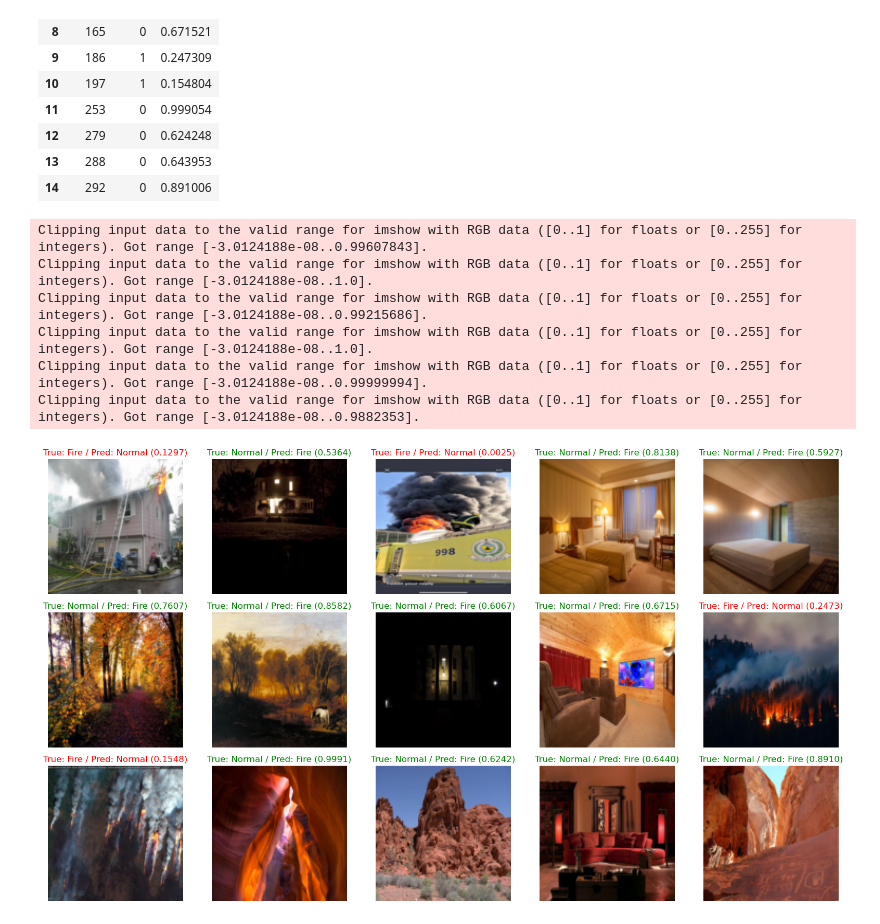
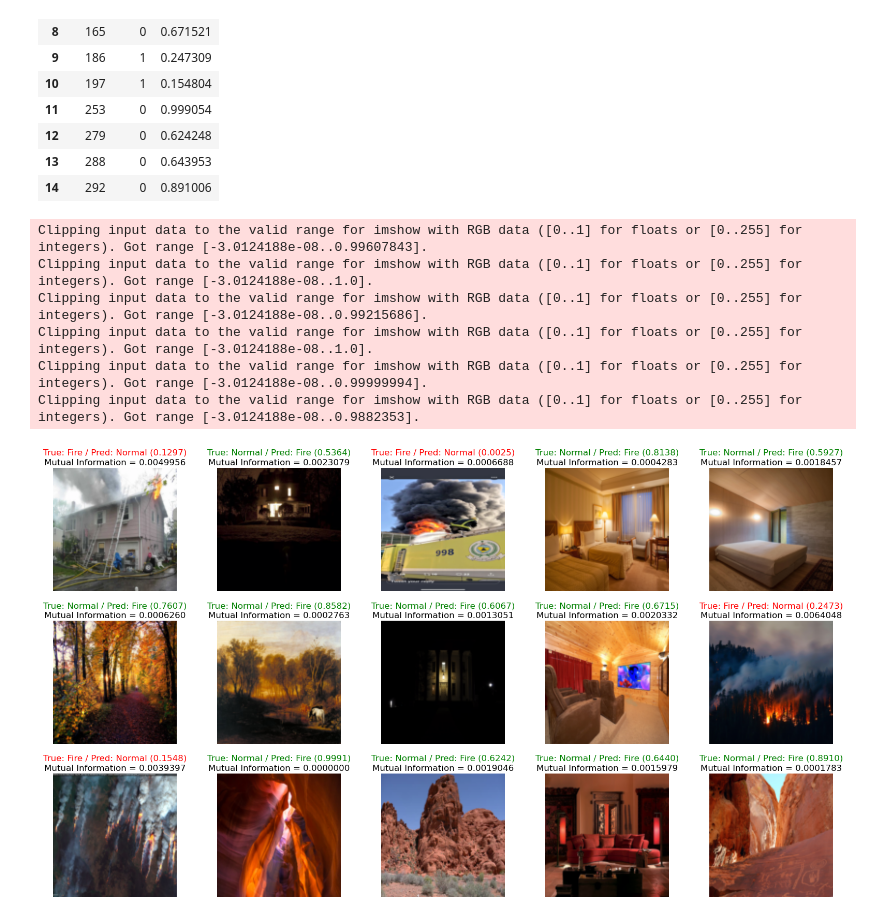
Before and after one commit to HollyRiver/AP2025, a Jupyter notebook: course/after-midterm/project/mc_dropout.ipynb, the cells around one changed output. Saved outputs shown, nothing was run; the diff lists cells and outputs as text; code cells hidden in the pictures.

```diff
--- a/course/after-midterm/project/mc_dropout.ipynb
+++ b/course/after-midterm/project/mc_dropout.ipynb
@@ -833,33 +840,36 @@ df_incorrect
 # %%
 mean = [0.4420, 0.3569, 0.2830]
 std = [0.2781, 0.2527, 0.2595]
 
 inv_normalize = transforms.Normalize(
    mean = [-m/s for m, s in zip(mean, std)],
    std = [1/s for s in std]
 )
 
 fig, ax = plt.subplots(3, 5, figsize = (16, 9))
 idxs = df_incorrect["index"]
 idx = 0
 title_label = ["Normal", "Fire"]
 
 for i in range(3):
     for j in range(5):
         current_img = test_ds[idxs[idx]]
         ax[i][j].imshow(inv_normalize(current_img[0]).permute(1, 2, 0))
-        ax[i][j].set_title(f"True: {title_label[current_img[1]]} / Pred: {'Fire' if df_incorrect["Pred"][idx] > 0.5 else 'Normal'} ({df_incorrect["Pred"][idx]:.4f})",
-                           color = "red" if title_label[current_img[1]] == "Fire" else "green", fontsize = 12)
+        ax[i][j].text(0.5, 1.1, f"True: {title_label[current_img[1]]} / Pred: {'Fire' if df_incorrect["Pred"][idx] > 0.5 else 'Normal'} ({df_incorrect["Pred"][idx]:.4f})",
+                      ha = "center", fontsize = 12, transform=ax[i][j].transAxes,
+                      color = "red" if title_label[current_img[1]] == "Fire" else "green")
+        ax[i][j].text(0.5, 1.02, f"Mutual Information = {MI[idxs[idx]]:.7f}",
+                      ha = "center", fontsize = 12, transform=ax[i][j].transAxes)
         ax[i][j].axis("off")
         idx += 1
 
 plt.tight_layout()
 plt.savefig("fig/incorrect.png", dpi = 300)
 # %% [output]
 Clipping input data to the valid range for imshow with RGB data ([0..1] for floats or [0..255] for integers). Got range [-3.0124188e-08..0.99607843].
 Clipping input data to the valid range for imshow with RGB data ([0..1] for floats or [0..255] for integers). Got range [-3.0124188e-08..1.0].
 Clipping input data to the valid range for imshow with RGB data ([0..1] for floats or [0..255] for integers). Got range [-3.0124188e-08..0.99215686].
 Clipping input data to the valid range for imshow with RGB data ([0..1] for floats or [0..255] for integers). Got range [-3.0124188e-08..1.0].
 Clipping input data to the valid range for imshow with RGB data ([0..1] for floats or [0..255] for integers). Got range [-3.0124188e-08..0.99999994].
 Clipping input data to the valid range for imshow with RGB data ([0..1] for floats or [0..255] for integers). Got range [-3.0124188e-08..0.9882353].
-[figure, old version]
+[figure, new version]
```
Also changed, not shown: parts of 2 cells of this notebook, 5 other files.
